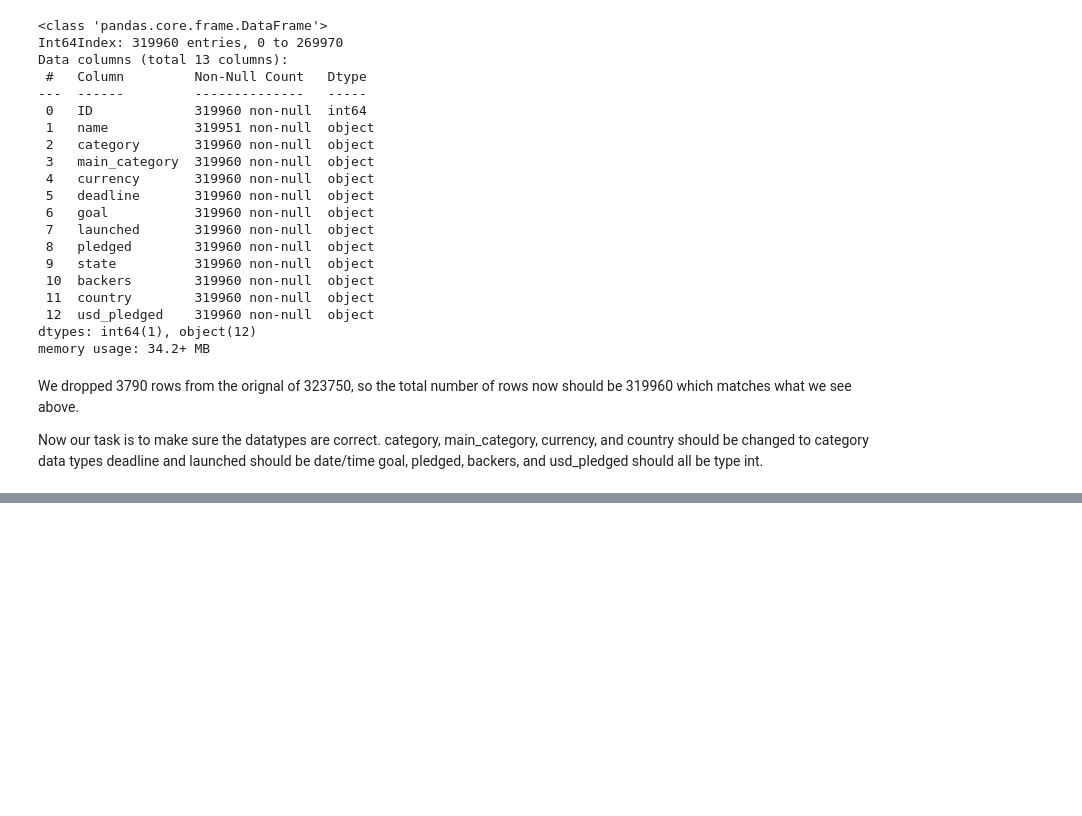
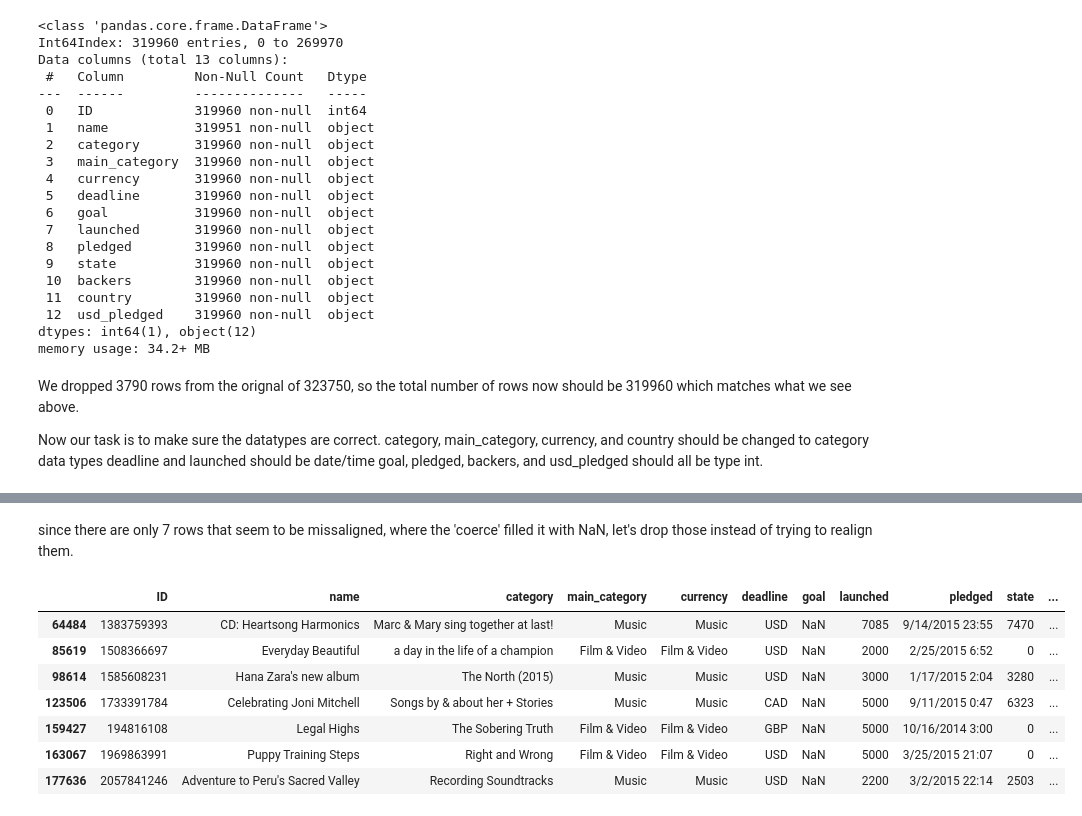
Before and after one commit to belindaleebl/kickstarter, a Jupyter notebook: Kickstarter_2016_Data_Wrangling.ipynb, the cells around one changed output, grey strips where cells are left out. Drawn from its saved outputs; the diff is of its cells as text; code cells hidden in the pictures; blank space fills up the shorter version.

```diff
--- a/Kickstarter_2016_Data_Wrangling.ipynb
+++ b/Kickstarter_2016_Data_Wrangling.ipynb
@@ -470,0 +519,14 @@ goal, pledged, backers, and usd_pledged should all be type int.
+# %% [markdown]
+since there are only 7 rows that seem to be missaligned, where the 'coerce' filled it with NaN, let's drop those instead of trying to realign them.
+# %%
+goal_nan = data2016[data2016['goal'].isnull()]
+goal_nan
+# %% [output]
+|  | ID | name | category | main_category | currency | deadline | goal | launched | pledged | state | ... |
+| 64484 | 1383759393 | CD: Heartsong Harmonics | Marc & Mary sing together at last! | Music | Music | USD | NaN | 7085 | 9/14/2015 23:55 | 7470 | ... |
+| 85619 | 1508366697 | Everyday Beautiful | a day in the life of a champion | Film & Video | Film & Video | USD | NaN | 2000 | 2/25/2015 6:52 | 0 | ... |
+| 98614 | 1585608231 | Hana Zara's new album | The North (2015) | Music | Music | USD | NaN | 3000 | 1/17/2015 2:04 | 3280 | ... |
+| 123506 | 1733391784 | Celebrating Joni Mitchell | Songs by & about her + Stories | Music | Music | CAD | NaN | 5000 | 9/11/2015 0:47 | 6323 | ... |
+| 159427 | 194816108 | Legal Highs | The Sobering Truth | Film & Video | Film & Video | GBP | NaN | 5000 | 10/16/2014 3:00 | 0 | ... |
+| 163067 | 1969863991 | Puppy Training Steps | Right and Wrong | Film & Video | Film & Video | USD | NaN | 5000 | 3/25/2015 21:07 | 0 | ... |
+| 177636 | 2057841246 | Adventure to Peru's Sacred Valley | Recording Soundtracks | Music | Music | USD | NaN | 2200 | 3/2/2015 22:14 | 2503 | ... |
```
Also changed, not shown: parts of 13 cells of this notebook.
